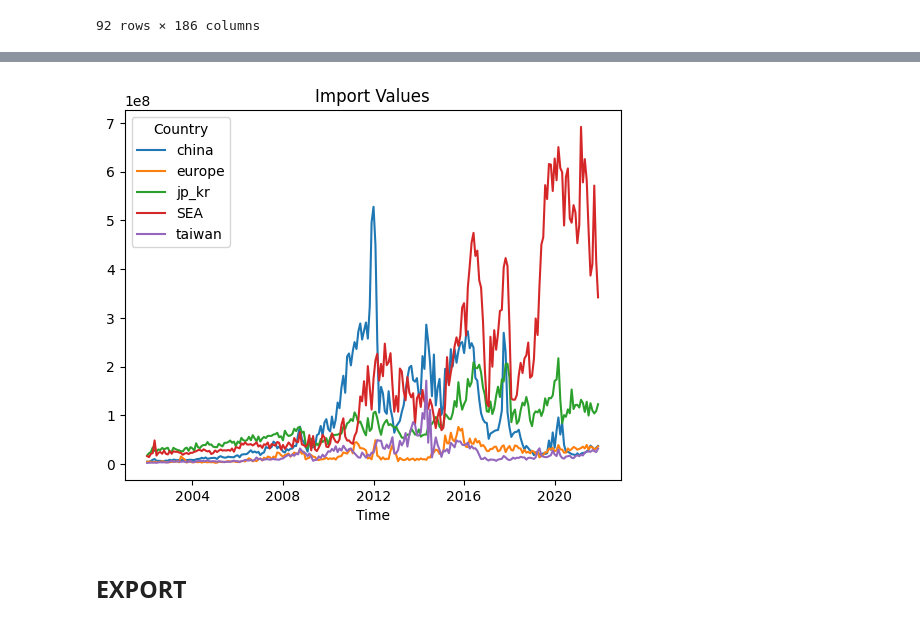
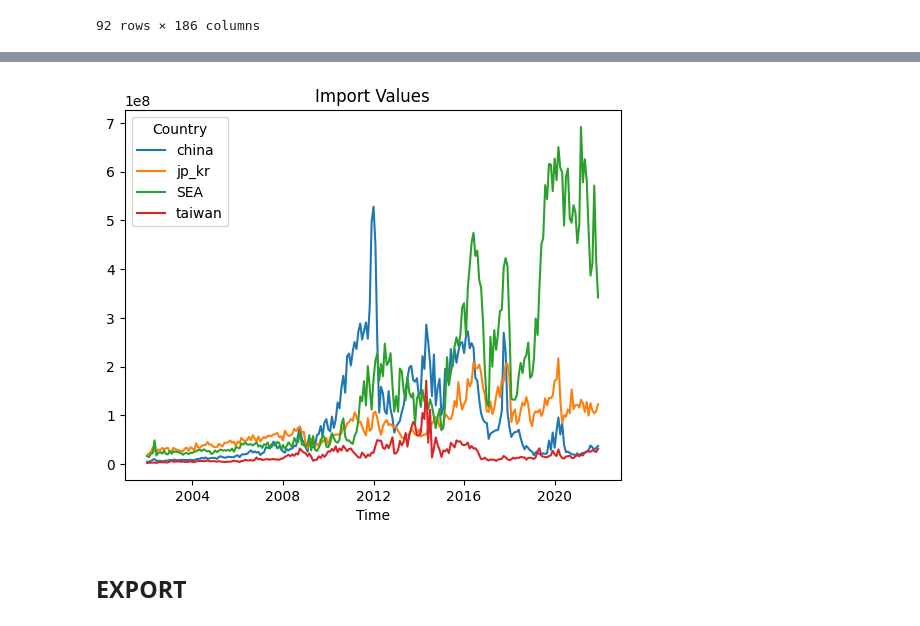
Before and after one commit to LeonardoPolverari/simulation_project, a Jupyter notebook: clean_notebooks/0 - Data Processing.ipynb, the cells around one changed output, grey strips where cells are left out. Cells and saved outputs as stored; diff of their text form; code cells hidden in the pictures.

```diff
--- a/clean_notebooks/0 - Data Processing.ipynb
+++ b/clean_notebooks/0 - Data Processing.ipynb
@@ -96,7 +95,7 @@ plt.show()
 # %%
-df2[['china', 'europe', 'jp_kr', 'SEA', 'taiwan']].plot()
+df2[['china', 'jp_kr', 'SEA', 'taiwan']].plot()
 plt.title('Import Values')
 plt.show()
 # %% [output]
-[figure, old version]
+[figure, new version]
 # %%
```
Also changed, not shown: parts of 7 cells of this notebook, 2 other files.
